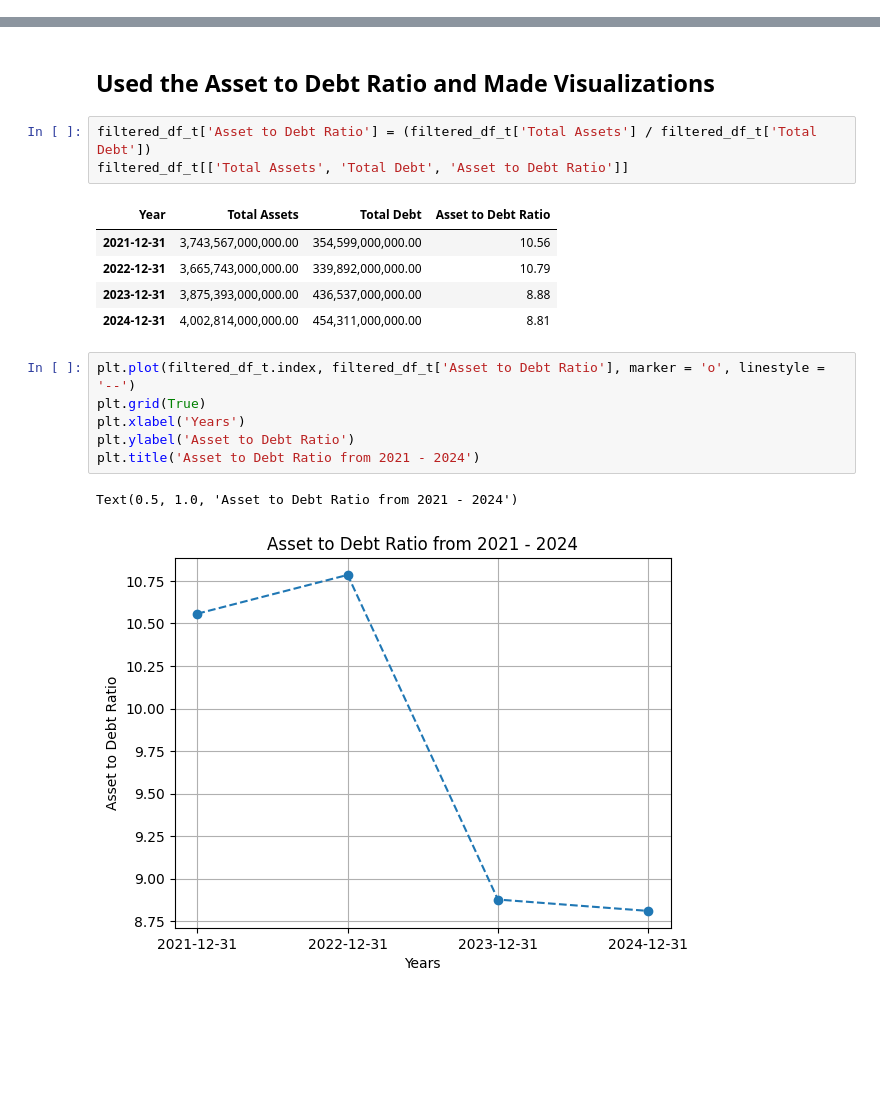
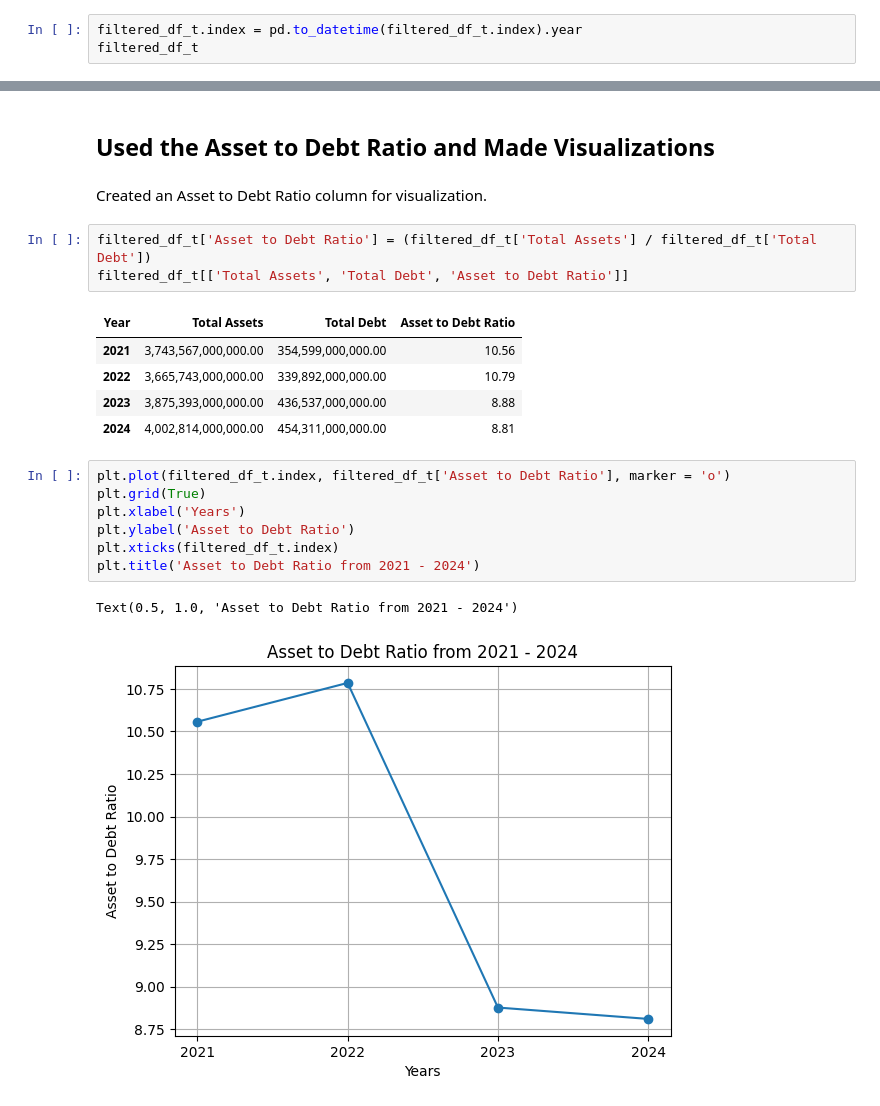
Before and after one commit to pvtzurbito/data_science, a Jupyter notebook: Learning Pandas/jupyter notebooks/final reports/JPMorgan_bs_Final.ipynb, the cells around one changed output, grey strips where cells are left out. Saved outputs shown, nothing was run; the diff lists cells and outputs as text; blank space fills up the shorter version.

```diff
--- a/Learning Pandas/jupyter notebooks/final reports/JPMorgan_bs_Final.ipynb
+++ b/Learning Pandas/jupyter notebooks/final reports/JPMorgan_bs_Final.ipynb
@@ -46,0 +53,3 @@ filtered_df_t
+# %%
+filtered_df_t.index = pd.to_datetime(filtered_df_t.index).year
+filtered_df_t
@@ -68,21 +86,24 @@ Index(['Treasury Shares Number', 'Preferred Shares Number',
       dtype='object', name='Year')
 # %% [markdown]
 ## Used the Asset to Debt Ratio and Made Visualizations
+# %% [markdown]
+Created an Asset to Debt Ratio column for visualization.
 # %%
 filtered_df_t['Asset to Debt Ratio'] = (filtered_df_t['Total Assets'] / filtered_df_t['Total Debt'])
 filtered_df_t[['Total Assets', 'Total Debt', 'Asset to Debt Ratio']]
 # %% [output]
 | Year | Total Assets | Total Debt | Asset to Debt Ratio |
-| 2021-12-31 | 3,743,567,000,000.00 | 354,599,000,000.00 | 10.56 |
-| 2022-12-31 | 3,665,743,000,000.00 | 339,892,000,000.00 | 10.79 |
-| 2023-12-31 | 3,875,393,000,000.00 | 436,537,000,000.00 | 8.88 |
-| 2024-12-31 | 4,002,814,000,000.00 | 454,311,000,000.00 | 8.81 |
+| 2021 | 3,743,567,000,000.00 | 354,599,000,000.00 | 10.56 |
+| 2022 | 3,665,743,000,000.00 | 339,892,000,000.00 | 10.79 |
+| 2023 | 3,875,393,000,000.00 | 436,537,000,000.00 | 8.88 |
+| 2024 | 4,002,814,000,000.00 | 454,311,000,000.00 | 8.81 |
 # %%
-plt.plot(filtered_df_t.index, filtered_df_t['Asset to Debt Ratio'], marker = 'o', linestyle = '--')
+plt.plot(filtered_df_t.index, filtered_df_t['Asset to Debt Ratio'], marker = 'o')
 plt.grid(True)
 plt.xlabel('Years')
 plt.ylabel('Asset to Debt Ratio')
+plt.xticks(filtered_df_t.index)
 plt.title('Asset to Debt Ratio from 2021 - 2024')
 # %% [output]
 Text(0.5, 1.0, 'Asset to Debt Ratio from 2021 - 2024')
-[figure, old version]
+[figure, new version]
```
Also changed, not shown: parts of 5 cells of this notebook, 6 other files.
